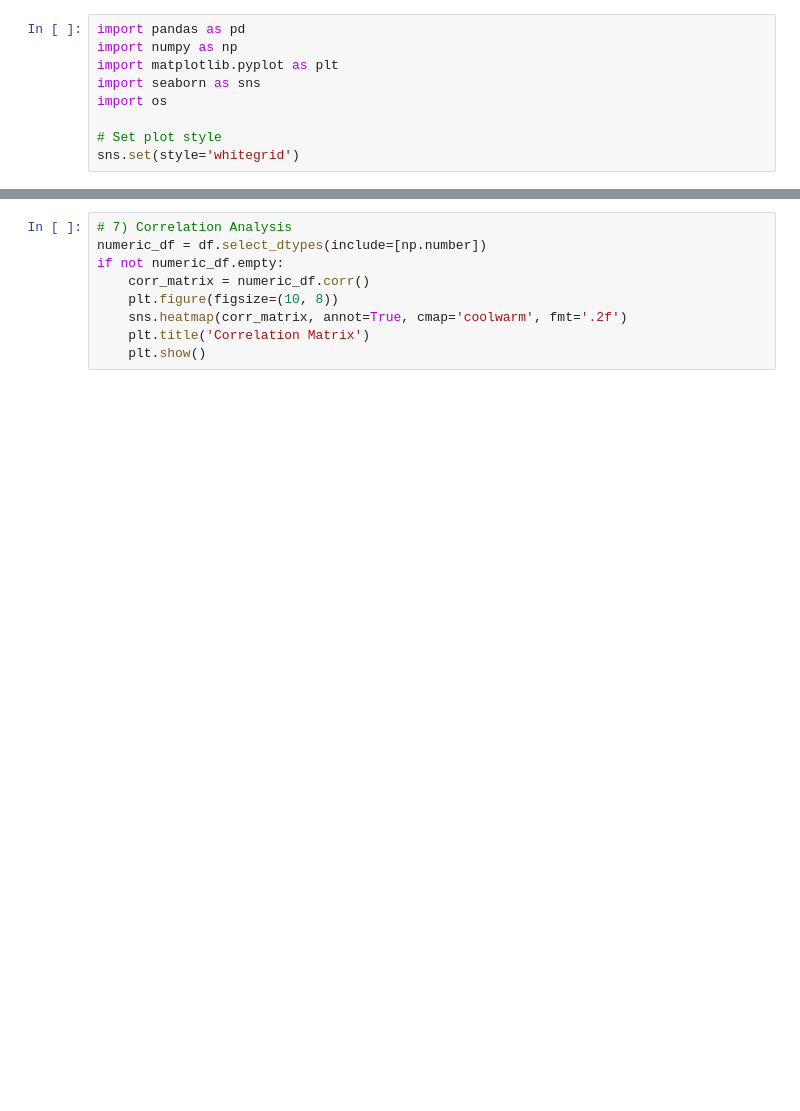
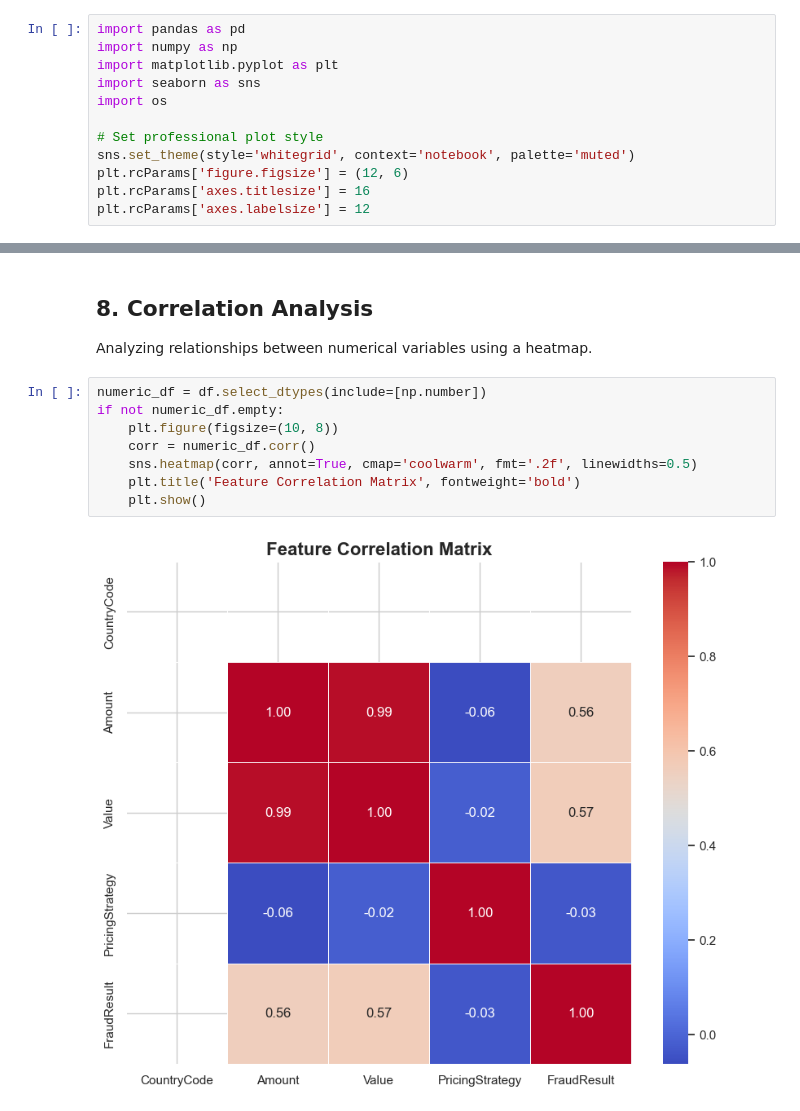
Before and after one commit to Miftah-Ebrahim/credit-risk-scoring-ml-pipeline, a Jupyter notebook: notebooks/eda.ipynb, the cells around one changed output, grey strips where cells are left out. Saved outputs shown, nothing was run; the diff lists cells and outputs as text; blank space fills up the shorter version.

Commit message:
Refined EDA notebook with professional formatting and full execution outputs

```diff
--- a/notebooks/eda.ipynb
+++ b/notebooks/eda.ipynb
@@ -5,5 +16,8 @@ import matplotlib.pyplot as plt
 import seaborn as sns
 import os
 
-# Set plot style
-sns.set(style='whitegrid')
+# Set professional plot style
+sns.set_theme(style='whitegrid', context='notebook', palette='muted')
+plt.rcParams['figure.figsize'] = (12, 6)
+plt.rcParams['axes.titlesize'] = 16
+plt.rcParams['axes.labelsize'] = 12
@@ -84,9 +160,13 @@ if present_cat_cols:
+# %% [markdown]
+## 8. Correlation Analysis
+Analyzing relationships between numerical variables using a heatmap.
 # %%
-# 7) Correlation Analysis
 numeric_df = df.select_dtypes(include=[np.number])
 if not numeric_df.empty:
-    corr_matrix = numeric_df.corr()
     plt.figure(figsize=(10, 8))
-    sns.heatmap(corr_matrix, annot=True, cmap='coolwarm', fmt='.2f')
-    plt.title('Correlation Matrix')
+    corr = numeric_df.corr()
+    sns.heatmap(corr, annot=True, cmap='coolwarm', fmt='.2f', linewidths=0.5)
+    plt.title('Feature Correlation Matrix', fontweight='bold')
     plt.show()
+# %% [output]
+[figure, added]
```
Also changed, not shown: parts of 17 cells of this notebook.
